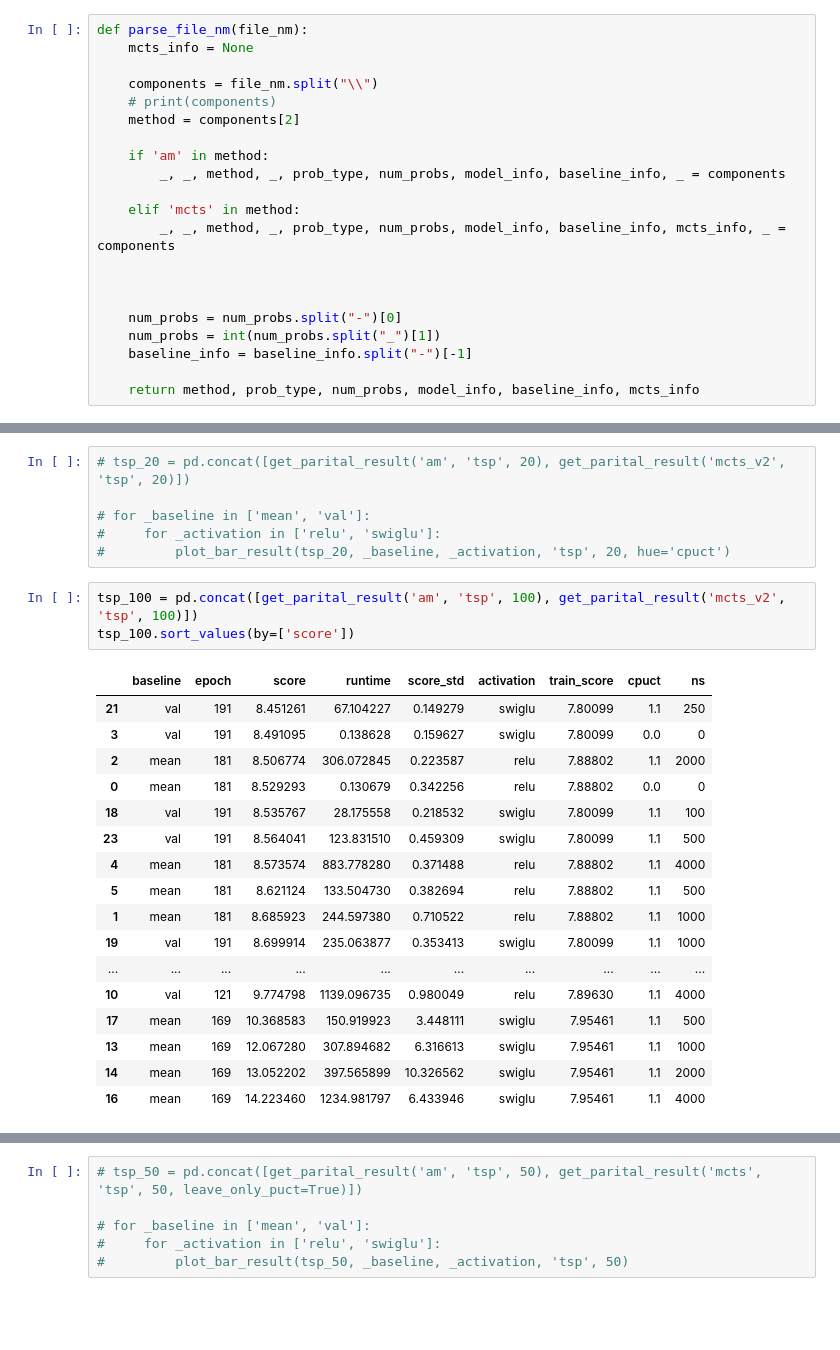
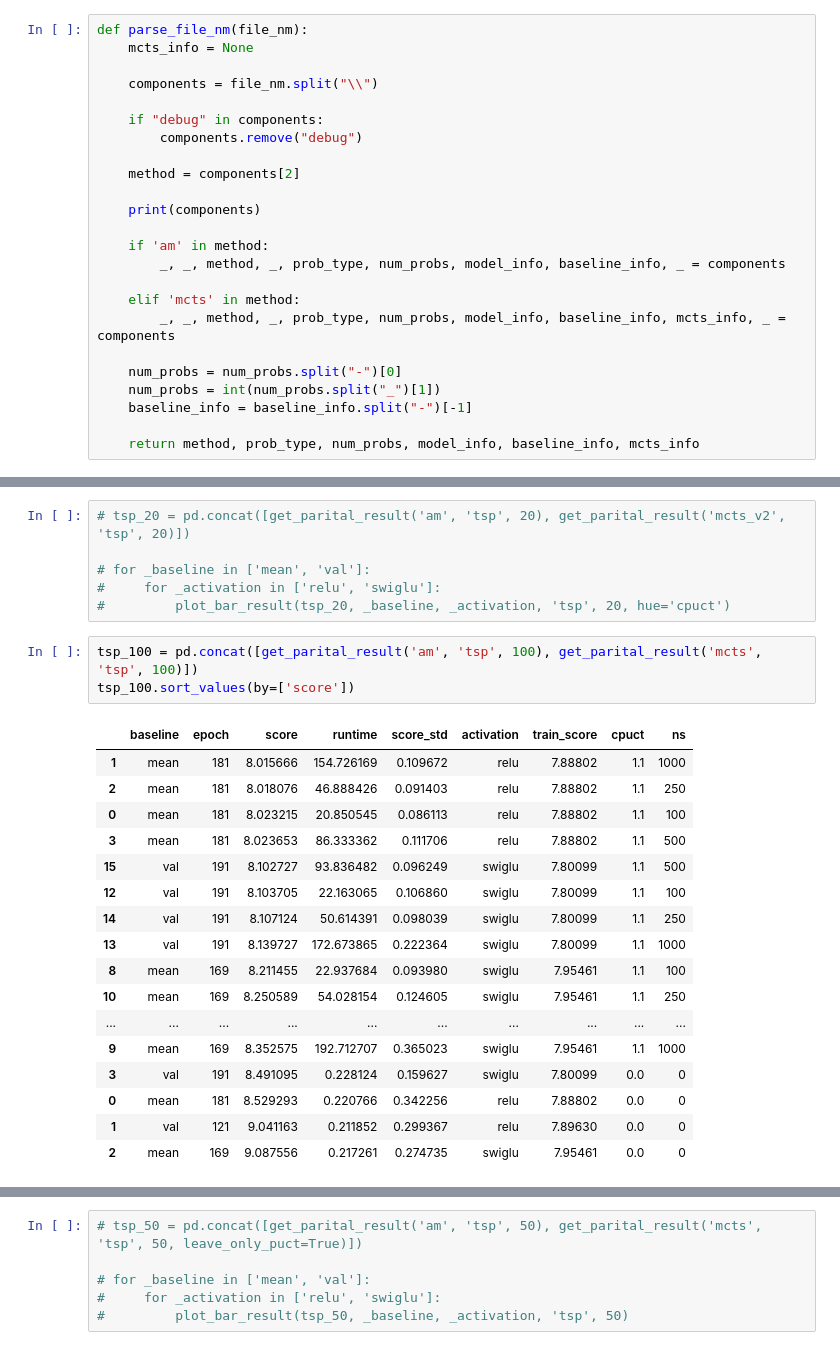
Before and after one commit to glistering96/AlphaRouter, a Jupyter notebook: notebooks/result_plot.ipynb, the cells around one changed output, grey strips where cells are left out. Saved outputs shown, nothing was run; the diff lists cells and outputs as text; blank space fills up the shorter version.

```diff
--- a/notebooks/result_plot.ipynb
+++ b/notebooks/result_plot.ipynb
@@ -23,8 +23,13 @@ def parse_file_nm(file_nm):
     mcts_info = None
 
     components = file_nm.split("\\")
-    # print(components)
+
+    if "debug" in components:
+        components.remove("debug")
+
     method = components[2]
+
+    print(components)
 
     if 'am' in method:
         _, _, method, _, prob_type, num_probs, model_info, baseline_info, _ = components
@@ -32,8 +37,6 @@ def parse_file_nm(file_nm):
     elif 'mcts' in method:
         _, _, method, _, prob_type, num_probs, model_info, baseline_info, mcts_info, _ = components
 
-
-
     num_probs = num_probs.split("-")[0]
     num_probs = int(num_probs.split("_")[1])
     baseline_info = baseline_info.split("-")[-1]
@@ -200,24 +221,24 @@ def plot_bar_result(base_df, baseline, activation, prob_type, num_prob, plot_dev
 #     for _activation in ['relu', 'swiglu']:
 #         plot_bar_result(tsp_20, _baseline, _activation, 'tsp', 20, hue='cpuct')
 # %%
-tsp_100 = pd.concat([get_parital_result('am', 'tsp', 100), get_parital_result('mcts_v2', 'tsp', 100)])
+tsp_100 = pd.concat([get_parital_result('am', 'tsp', 100), get_parital_result('mcts', 'tsp', 100)])
 tsp_100.sort_values(by=['score'])
 # %% [output]
 |  | baseline | epoch | score | runtime | score_std | activation | train_score | cpuct | ns |
-| 21 | val | 191 | 8.451261 | 67.104227 | 0.149279 | swiglu | 7.80099 | 1.1 | 250 |
-| 3 | val | 191 | 8.491095 | 0.138628 | 0.159627 | swiglu | 7.80099 | 0.0 | 0 |
-| 2 | mean | 181 | 8.506774 | 306.072845 | 0.223587 | relu | 7.88802 | 1.1 | 2000 |
-| 0 | mean | 181 | 8.529293 | 0.130679 | 0.342256 | relu | 7.88802 | 0.0 | 0 |
-| 18 | val | 191 | 8.535767 | 28.175558 | 0.218532 | swiglu | 7.80099 | 1.1 | 100 |
-| 23 | val | 191 | 8.564041 | 123.831510 | 0.459309 | swiglu | 7.80099 | 1.1 | 500 |
-| 4 | mean | 181 | 8.573574 | 883.778280 | 0.371488 | relu | 7.88802 | 1.1 | 4000 |
-| 5 | mean | 181 | 8.621124 | 133.504730 | 0.382694 | relu | 7.88802 | 1.1 | 500 |
-| 1 | mean | 181 | 8.685923 | 244.597380 | 0.710522 | relu | 7.88802 | 1.1 | 1000 |
-| 19 | val | 191 | 8.699914 | 235.063877 | 0.353413 | swiglu | 7.80099 | 1.1 | 1000 |
+| 1 | mean | 181 | 8.015666 | 154.726169 | 0.109672 | relu | 7.88802 | 1.1 | 1000 |
+| 2 | mean | 181 | 8.018076 | 46.888426 | 0.091403 | relu | 7.88802 | 1.1 | 250 |
+| 0 | mean | 181 | 8.023215 | 20.850545 | 0.086113 | relu | 7.88802 | 1.1 | 100 |
+| 3 | mean | 181 | 8.023653 | 86.333362 | 0.111706 | relu | 7.88802 | 1.1 | 500 |
+| 15 | val | 191 | 8.102727 | 93.836482 | 0.096249 | swiglu | 7.80099 | 1.1 | 500 |
+| 12 | val | 191 | 8.103705 | 22.163065 | 0.106860 | swiglu | 7.80099 | 1.1 | 100 |
+| 14 | val | 191 | 8.107124 | 50.614391 | 0.098039 | swiglu | 7.80099 | 1.1 | 250 |
+| 13 | val | 191 | 8.139727 | 172.673865 | 0.222364 | swiglu | 7.80099 | 1.1 | 1000 |
+| 8 | mean | 169 | 8.211455 | 22.937684 | 0.093980 | swiglu | 7.95461 | 1.1 | 100 |
+| 10 | mean | 169 | 8.250589 | 54.028154 | 0.124605 | swiglu | 7.95461 | 1.1 | 250 |
 | ... | ... | ... | ... | ... | ... | ... | ... | ... | ... |
-| 10 | val | 121 | 9.774798 | 1139.096735 | 0.980049 | relu | 7.89630 | 1.1 | 4000 |
-| 17 | mean | 169 | 10.368583 | 150.919923 | 3.448111 | swiglu | 7.95461 | 1.1 | 500 |
-| 13 | mean | 169 | 12.067280 | 307.894682 | 6.316613 | swiglu | 7.95461 | 1.1 | 1000 |
-| 14 | mean | 169 | 13.052202 | 397.565899 | 10.326562 | swiglu | 7.95461 | 1.1 | 2000 |
-| 16 | mean | 169 | 14.223460 | 1234.981797 | 6.433946 | swiglu | 7.95461 | 1.1 | 4000 |
+| 9 | mean | 169 | 8.352575 | 192.712707 | 0.365023 | swiglu | 7.95461 | 1.1 | 1000 |
+| 3 | val | 191 | 8.491095 | 0.228124 | 0.159627 | swiglu | 7.80099 | 0.0 | 0 |
+| 0 | mean | 181 | 8.529293 | 0.220766 | 0.342256 | relu | 7.88802 | 0.0 | 0 |
+| 1 | val | 121 | 9.041163 | 0.211852 | 0.299367 | relu | 7.89630 | 0.0 | 0 |
+| 2 | mean | 169 | 9.087556 | 0.217261 | 0.274735 | swiglu | 7.95461 | 0.0 | 0 |
 # %%
```
Also changed, not shown: parts of 5 cells of this notebook, 2 other files.
